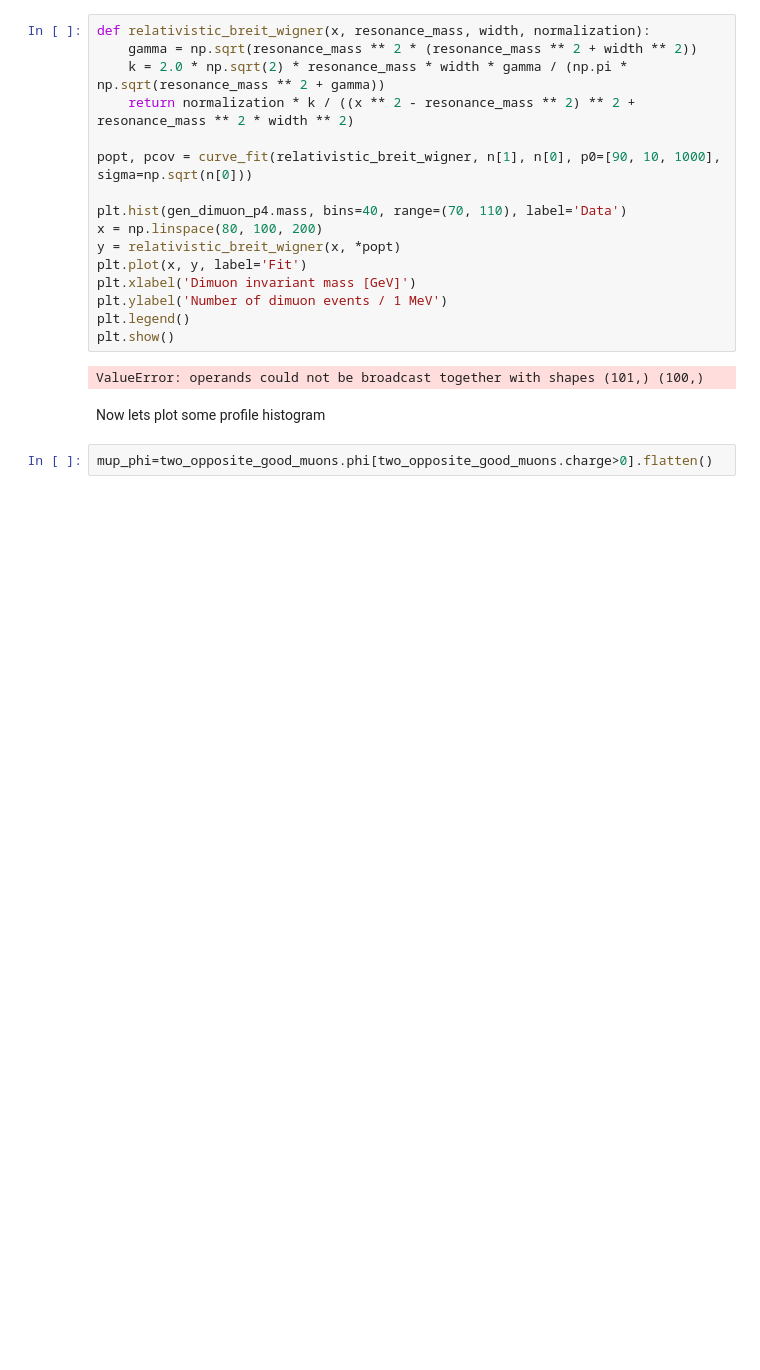
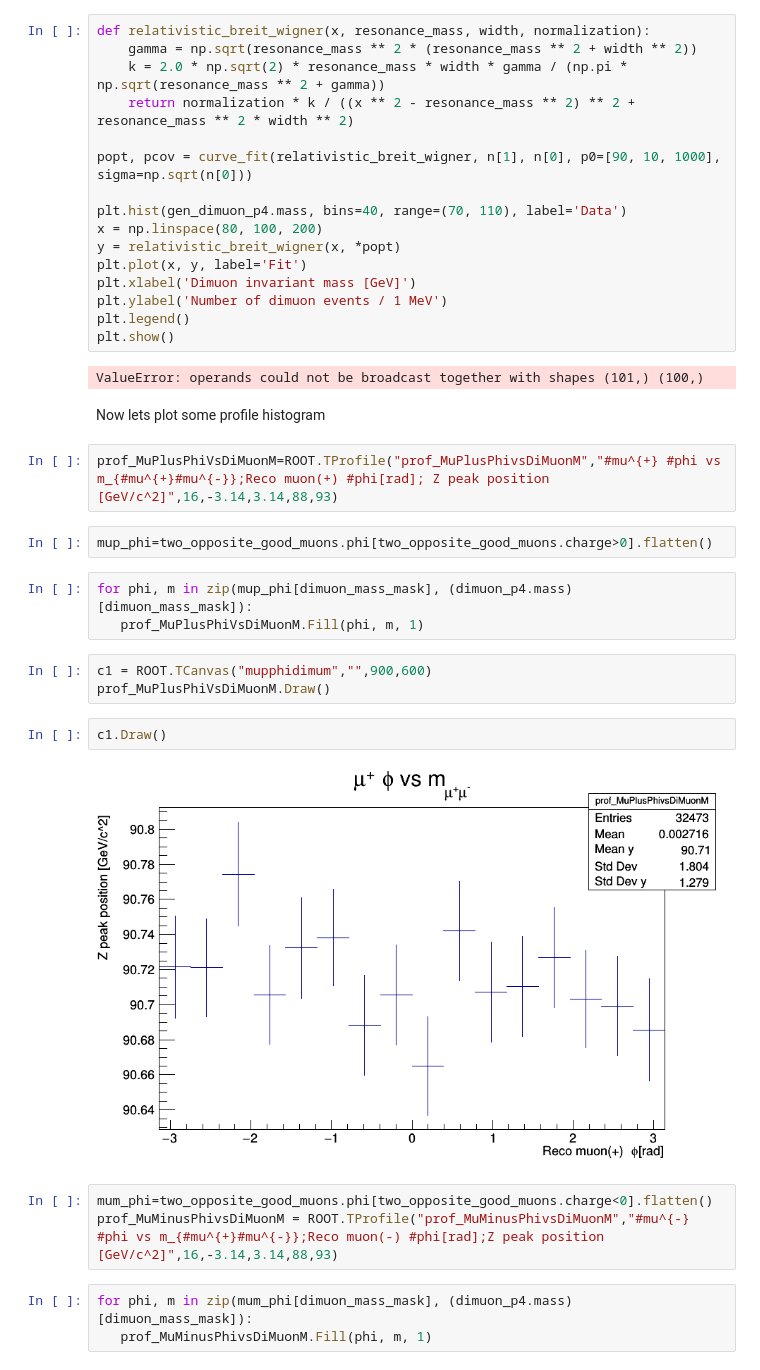
Before and after one commit to Taiantuia/MuonHATSatLPC2020, a Jupyter notebook: Exercise-2-Muon-momentum-scale-and-resolution-corrections.ipynb, the cells around one changed output. Drawn from its saved outputs; the diff is of its cells as text; blank space fills up the shorter version.

```diff
--- a/Exercise-2-Muon-momentum-scale-and-resolution-corrections.ipynb
+++ b/Exercise-2-Muon-momentum-scale-and-resolution-corrections.ipynb
@@ -145,5 +149,23 @@ plt.show()
 ValueError: operands could not be broadcast together with shapes (101,) (100,)
 # %% [markdown]
 Now lets plot some profile histogram
+# %%
+prof_MuPlusPhiVsDiMuonM=ROOT.TProfile("prof_MuPlusPhivsDiMuonM","#mu^{+} #phi vs m_{#mu^{+}#mu^{-}};Reco muon(+) #phi[rad]; Z peak position [GeV/c^2]",16,-3.14,3.14,88,93)
 # %%
 mup_phi=two_opposite_good_muons.phi[two_opposite_good_muons.charge>0].flatten()
+# %%
+for phi, m in zip(mup_phi[dimuon_mass_mask], (dimuon_p4.mass)[dimuon_mass_mask]):
+   prof_MuPlusPhiVsDiMuonM.Fill(phi, m, 1)
+# %%
+c1 = ROOT.TCanvas("mupphidimum","",900,600)
+prof_MuPlusPhiVsDiMuonM.Draw()
+# %%
+c1.Draw()
+# %% [output]
+[figure, added]
+# %%
+mum_phi=two_opposite_good_muons.phi[two_opposite_good_muons.charge<0].flatten()
+prof_MuMinusPhivsDiMuonM = ROOT.TProfile("prof_MuMinusPhivsDiMuonM","#mu^{-} #phi vs m_{#mu^{+}#mu^{-}};Reco muon(-) #phi[rad];Z peak position [GeV/c^2]",16,-3.14,3.14,88,93)
+# %%
+for phi, m in zip(mum_phi[dimuon_mass_mask], (dimuon_p4.mass)[dimuon_mass_mask]):
+   prof_MuMinusPhivsDiMuonM.Fill(phi, m, 1)
```
Also changed, not shown: parts of 14 cells of this notebook.
